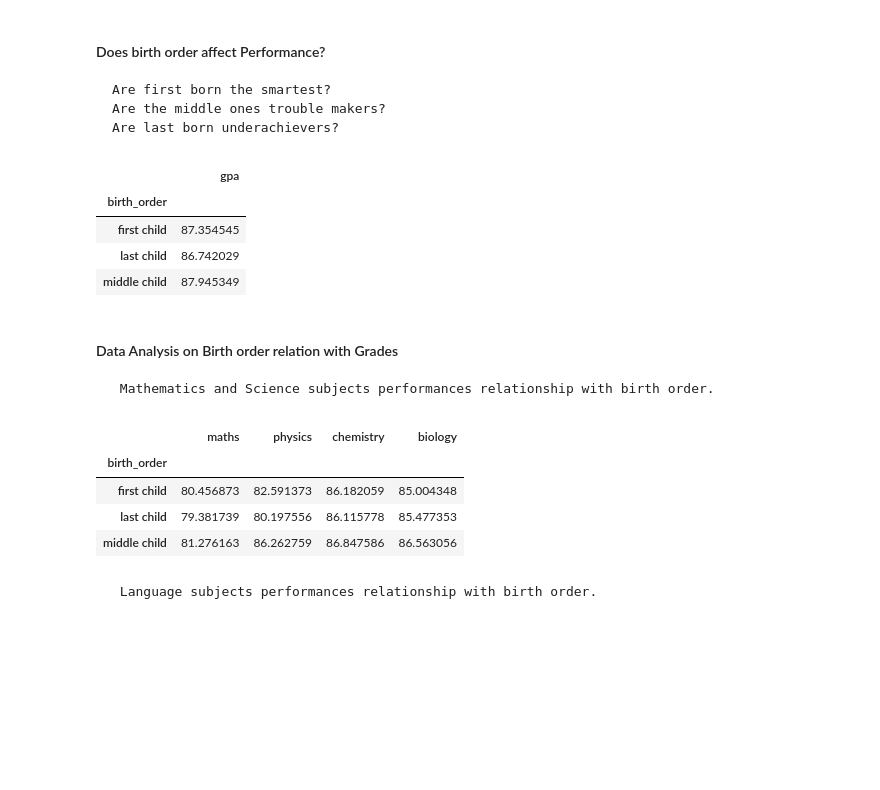
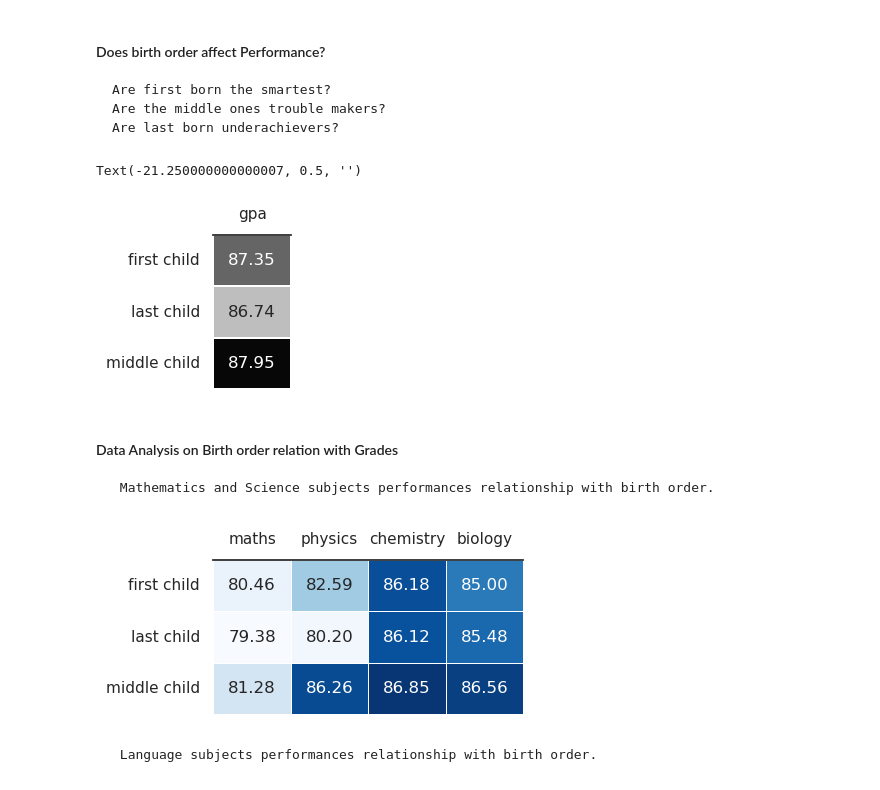
Before and after one commit to Ammon21/School-Data-Science-Project, a Jupyter notebook: notebooks/data_analysis.ipynb, the cells around one changed output. Drawn from its saved outputs; the diff is of its cells as text; code cells hidden in the pictures; blank space fills up the shorter version.

```diff
--- a/notebooks/data_analysis.ipynb
+++ b/notebooks/data_analysis.ipynb
@@ -121,27 +139,26 @@ ax.set_ylim(bottom=0, top=100)
     Are first born the smartest?
     Are the middle ones trouble makers?
     Are last born underachievers?
-# %%
-df.groupby('birth_order')[['gpa']].mean()
-# %% [output]
-|  | gpa |
-| birth_order |  |
-| first child | 87.354545 |
-| last child | 86.742029 |
-| middle child | 87.945349 |
+# %%
+bg = df.groupby('birth_order')[['gpa']].mean()
+plt.figure(figsize=(1, 2))
+sns.heatmap(bg, annot=True, cmap='Greys', vmin=86, vmax=88, fmt='.2f', linewidths=.3, cbar = False)
+sns.despine(top=False, left=True, bottom=True)
+sns.set_style("white")
+plt.ylabel("")
+# %% [output]
+Text(-21.250000000000007, 0.5, '')
+[figure, added]
 # %% [markdown]
 #### Data Analysis on Birth order relation with Grades
 
      Mathematics and Science subjects performances relationship with birth order.
 # %%
 # mean marks and project submissions for each student
-df.groupby('birth_order')[['maths', 'physics', 'chemistry','biology']].mean()
+mainx = df.groupby('birth_order')[['maths', 'physics', 'chemistry','biology']].mean()
+legit_heat(mainx, 80, 87, 4, 'Blues')
 # %% [output]
-|  | maths | physics | chemistry | biology |
-| birth_order |  |  |  |  |
-| first child | 80.456873 | 82.591373 | 86.182059 | 85.004348 |
-| last child | 79.381739 | 80.197556 | 86.115778 | 85.477353 |
-| middle child | 81.276163 | 86.262759 | 86.847586 | 86.563056 |
+[figure, added]
 # %% [markdown]
      Language subjects performances relationship with birth order.
 # %%
```
Also changed, not shown: parts of 14 cells of this notebook.
